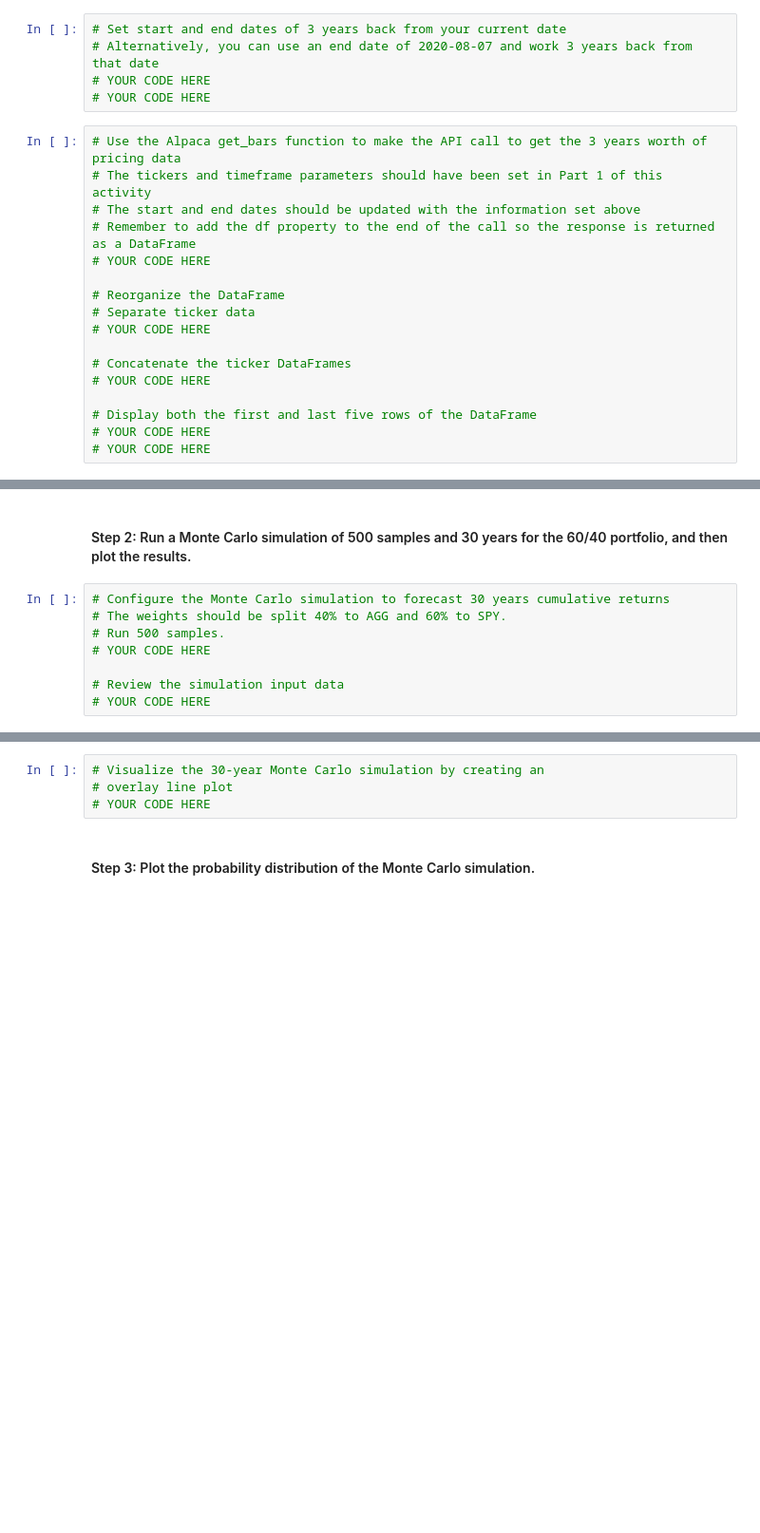
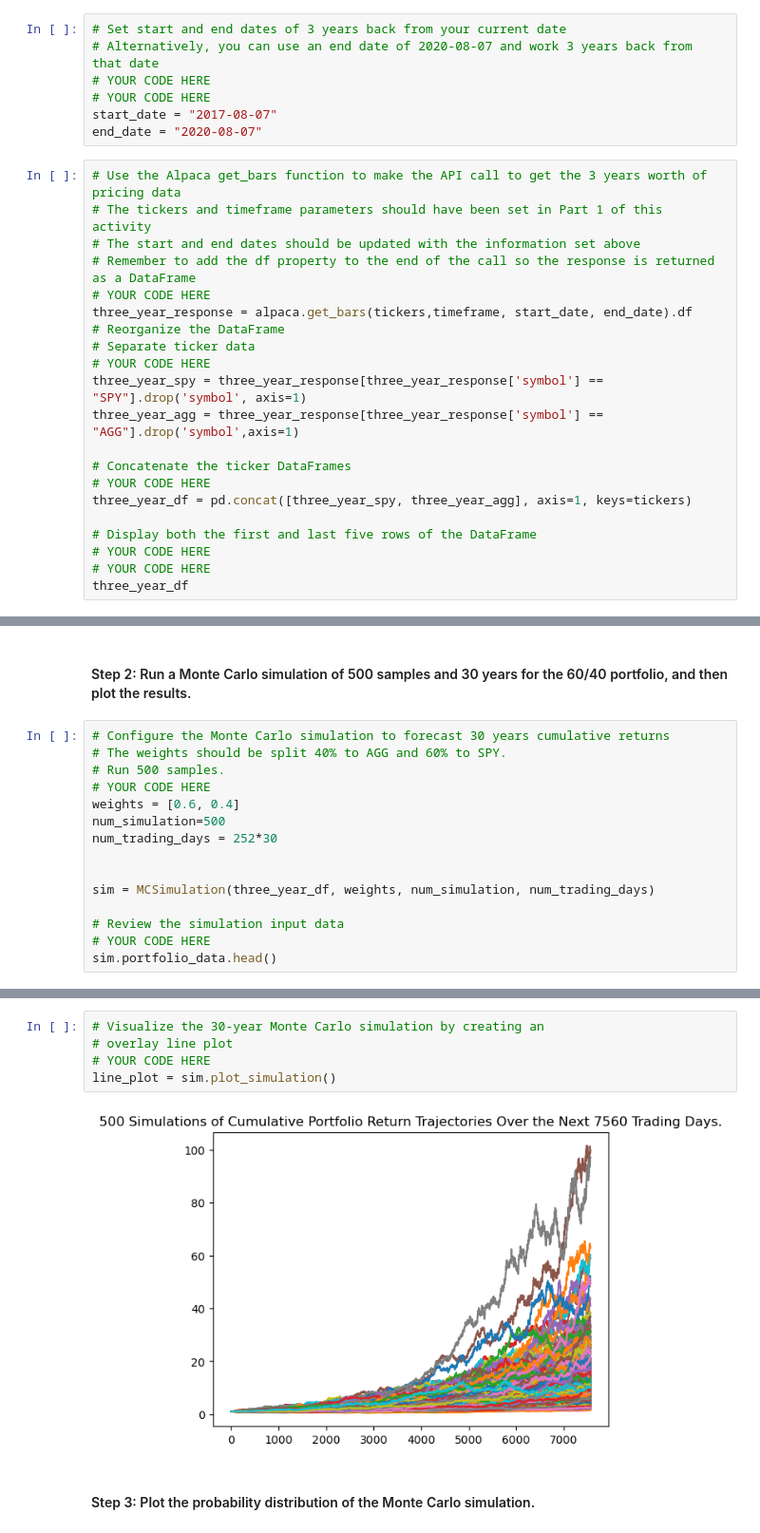
Before and after one commit to mike501b/Mod5-Financial-Planning, a Jupyter notebook: financial_planning_tools.ipynb, the cells around one changed output, grey strips where cells are left out. Shown at 95% size. Saved outputs shown, nothing was run; the diff lists cells and outputs as text; blank space fills up the shorter version.

```diff
--- a/financial_planning_tools.ipynb
+++ b/financial_planning_tools.ipynb
@@ -396,20 +445,26 @@ In this section, you’ll use the MCForecastTools library to create a Monte Carl
 # Alternatively, you can use an end date of 2020-08-07 and work 3 years back from that date
 # YOUR CODE HERE
 # YOUR CODE HERE
+start_date = "2017-08-07"
+end_date = "2020-08-07"
 # %%
 # Use the Alpaca get_bars function to make the API call to get the 3 years worth of pricing data
 # The tickers and timeframe parameters should have been set in Part 1 of this activity
 # The start and end dates should be updated with the information set above
 # Remember to add the df property to the end of the call so the response is returned as a DataFrame
 # YOUR CODE HERE
-
+three_year_response = alpaca.get_bars(tickers,timeframe, start_date, end_date).df
 # Reorganize the DataFrame
 # Separate ticker data
 # YOUR CODE HERE
+three_year_spy = three_year_response[three_year_response['symbol'] == "SPY"].drop('symbol', axis=1)
+three_year_agg = three_year_response[three_year_response['symbol'] == "AGG"].drop('symbol',axis=1)
 
 # Concatenate the ticker DataFrames
 # YOUR CODE HERE
+three_year_df = pd.concat([three_year_spy, three_year_agg], axis=1, keys=tickers)
 
 # Display both the first and last five rows of the DataFrame
 # YOUR CODE HERE
 # YOUR CODE HERE
+three_year_df
@@ -420,6 +491,13 @@ In this section, you’ll use the MCForecastTools library to create a Monte Carl
 # The weights should be split 40% to AGG and 60% to SPY.
 # Run 500 samples.
 # YOUR CODE HERE
+weights = [0.6, 0.4]
+num_simulation=500
+num_trading_days = 252*30
+
+
+sim = MCSimulation(three_year_df, weights, num_simulation, num_trading_days)
 
 # Review the simulation input data
 # YOUR CODE HERE
+sim.portfolio_data.head()
@@ -429,7 +559,10 @@ In this section, you’ll use the MCForecastTools library to create a Monte Carl
 # %%
 # Visualize the 30-year Monte Carlo simulation by creating an
 # overlay line plot
 # YOUR CODE HERE
+line_plot = sim.plot_simulation()
+# %% [output]
+[figure, added]
 # %% [markdown]
 #### Step 3: Plot the probability distribution of the Monte Carlo simulation.
 # %%
```
Also changed, not shown: parts of 40 cells of this notebook, 2 other files.
